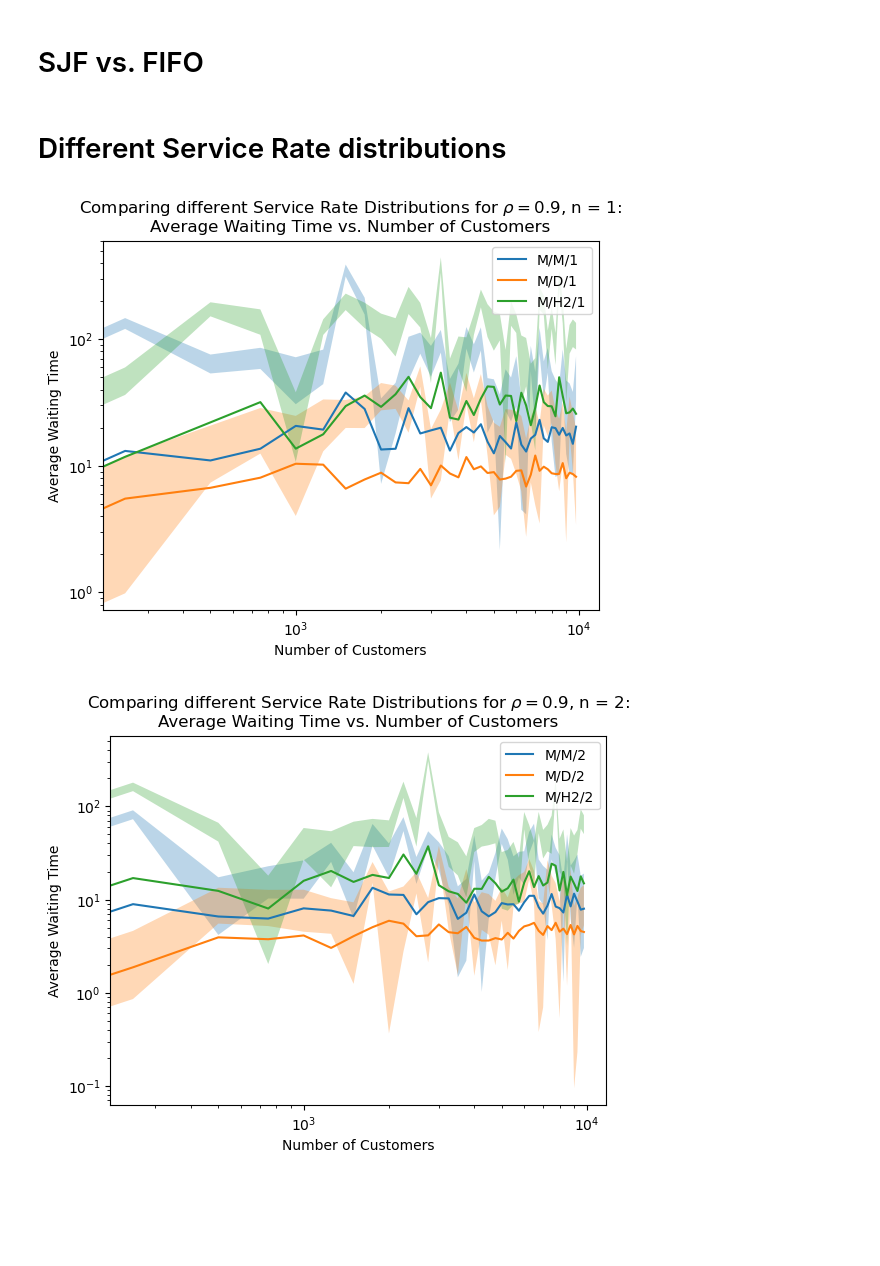
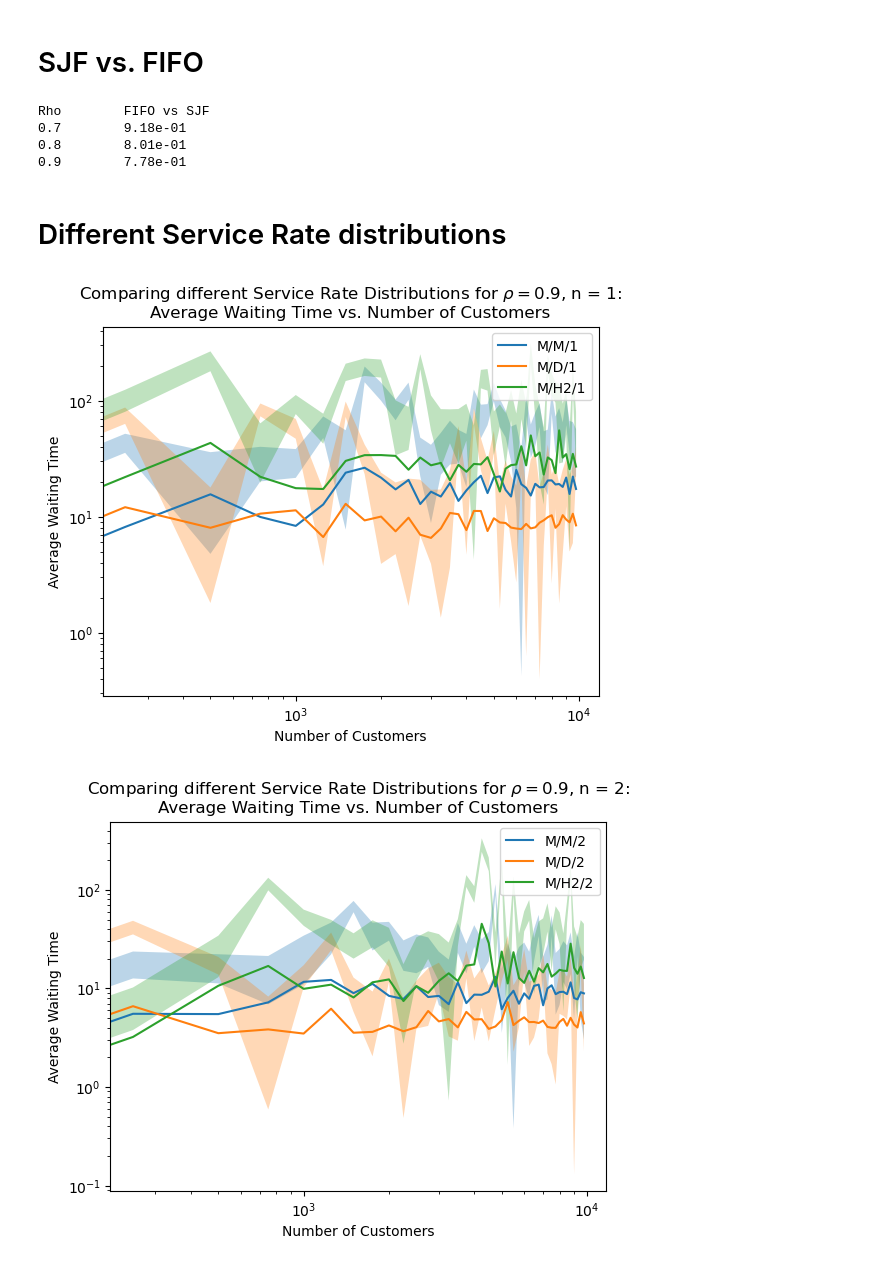
Before and after one commit to koenweverink/stochastic_simulation_assignment_2, a Jupyter notebook: DES_queue.ipynb, the cells around one changed output. Cells and saved outputs as stored; diff of their text form; code cells hidden in the pictures; blank space fills up the shorter version.

```diff
--- a/DES_queue.ipynb
+++ b/DES_queue.ipynb
@@ -202,5 +224,32 @@ results
 # %% [markdown]
 # SJF vs. FIFO
+# %%
+# Compare different queues (for different rhos)
+rhos = [0.7, 0.8, 0.9]
+# Table header
+print("{:<10} {:<15}".format("Rho", "FIFO vs SJF"))
+
+#Compare M/M/1 FIFO vs. SJF
+for rho in rhos:
+    FIFO_n1 = results[
+        (results['Scheduling Policy'] == 'FIFO') &
+        (results['n'] == 1) &
+        (results['rho'] == rho)
+    ]['Avg Waiting Time'].values
+
+    SJF_n1 = results[
+        (results['Scheduling Policy'] == 'SJF') &
+        (results['n'] == 1) &
+        (results['rho'] == rho)
+    ]['Avg Waiting Time'].values
+
+    _, p_value = ttest_ind(FIFO_n1, SJF_n1, equal_var = False)
+    print("{:<10} {:<15.2e}".format(rho, p_value))
+# %% [output]
+Rho        FIFO vs SJF
+0.7        9.18e-01
+0.8        8.01e-01
+0.9        7.78e-01
 # %% [markdown]
 # Different Service Rate distributions
 # %%
@@ -211,6 +260,8 @@ def service_rate_comparisons():
     mu = 1/2
     service_distributions = ['M', 'D', 'H2'] #Exponential, Deterministic, Hyper-2
 
+    #Store results in DF
+    results_df2 = pd.DataFrame(columns=['Service Distribution', 'n', 'Num Customers', 'Avg Waiting Time', 'Confidence Interval'])
 
     for n in [1, 2, 4]:
 
@@ -228,33 +279,44 @@ def service_rate_comparisons():
                 simulation_results = []
 
                 for _ in range(num_simulations):
                     env = simpy.Environment()
                     mmn_queue = MMNQueue(env, n, rho, mu, service_distr = service_distr)
                     mmn_queue.run_simulation(num_customers)
 
                     if mmn_queue.total_complete_services > 0:
                         avg_waiting_time_one_sim = mmn_queue.total_time_in_queue / mmn_queue.total_complete_services
                         simulation_results.append(avg_waiting_time_one_sim)
                     else:
                         simulation_results.append(0)
 
                 avg_waiting_time_over_sims, confidence_interval = calculate_confidence_interval(simulation_results)
                 avg_waiting_times.append(avg_waiting_time_over_sims)
                 confidence_intervals.append(confidence_interval)
 
+                # Add to DF
+                results_df2 = pd.concat([results_df2, pd.DataFrame({
+                    'Service Distribution': [service_distr],
+                    'n': [n],
+                    'Num Customers': [num_customers],
+                    'Avg Waiting Time': [avg_waiting_time_over_sims],
+                    'Confidence Interval': [confidence_interval]
+                })], ignore_index=True)
+
             # Plot the average waiting time
             plt.loglog(num_customers_values, avg_waiting_times, label=f'M/{service_distr}/{n}')
 
             # Plot the shaded confidence interval
             plt.fill_between(num_customers_values,
                             np.array(avg_waiting_times) - np.array(confidence_intervals)[:, 0],
                             np.array(avg_waiting_times) + np.array(confidence_intervals)[:, 1],
                             alpha=0.3)
 
         plt.legend()
         plt.show()
 
-service_rate_comparisons()
+    return results_df2
+
+results2 = service_rate_comparisons()
 # %% [output]
-[figure, old version]
+[figure, new version]
-[figure, old version]
+[figure, new version]
```
Also changed, not shown: parts of 9 cells of this notebook.
